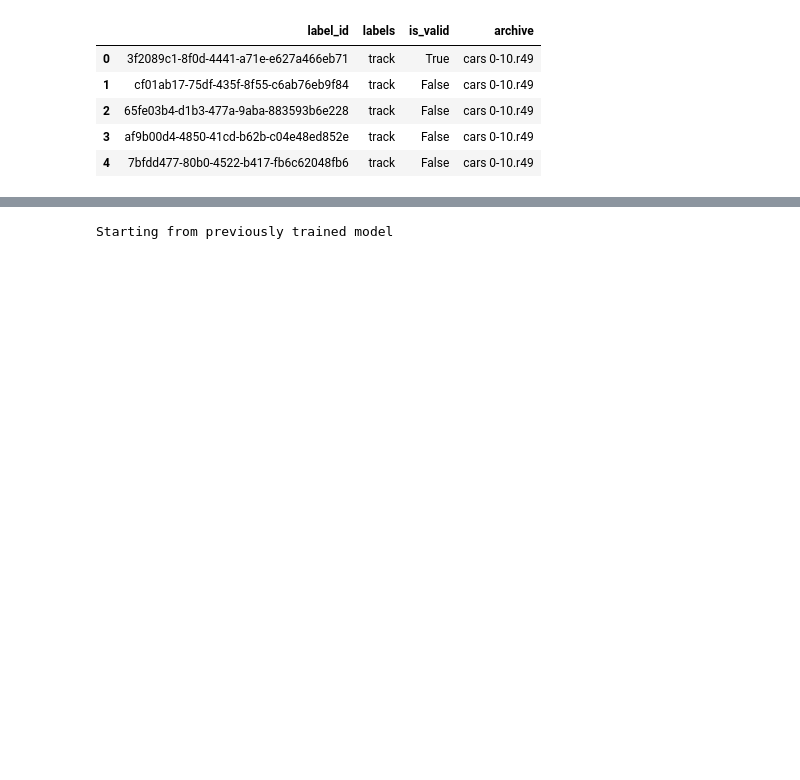
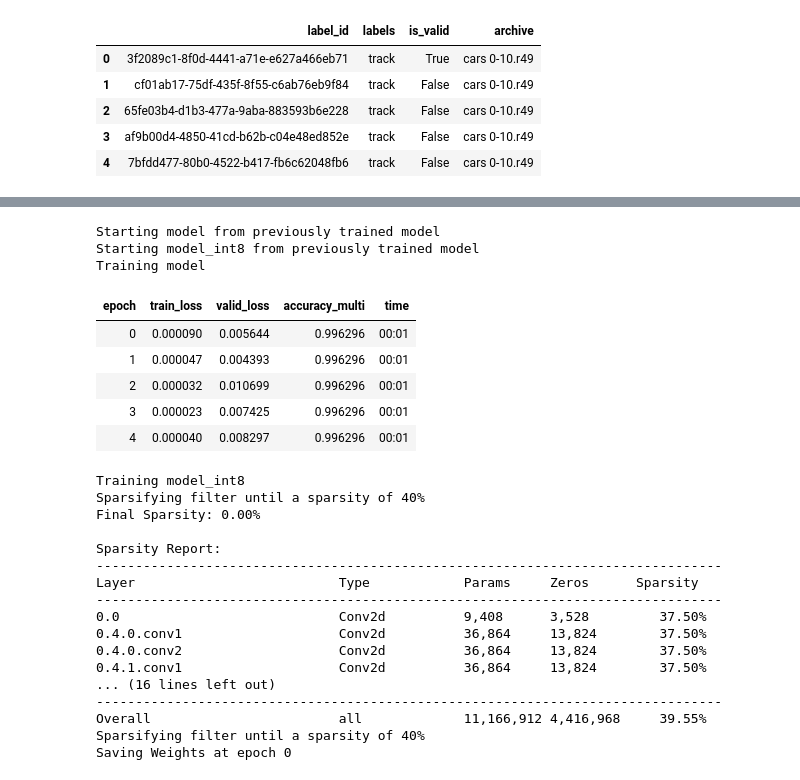
Before and after one commit to iot49/track-occupancy, a Jupyter notebook: cnn/TRAIN.ipynb, the cells around one changed output, grey strips where cells are left out. Drawn from its saved outputs; the diff is of its cells as text; code cells hidden in the pictures; blank space fills up the shorter version.

```diff
--- a/cnn/TRAIN.ipynb
+++ b/cnn/TRAIN.ipynb
@@ -112,28 +112,86 @@ dls.show_batch(nrows=2, ncols=4)
 # %%
-from fastai.vision.all import vision_learner, resnet18
+from fastai.vision.all import vision_learner, BCEWithLogitsLossFlat, resnet18
+from fasterai.sparse.all import SparsifyCallback, large_final, one_shot
 from functools import partial
 
 
 def accuracy_multi(inp, targ, thresh=0.5, sigmoid=True):
     "Compute accuracy when `inp` and `targ` are the same size."
     if sigmoid:
         inp = inp.sigmoid()
     return ((inp > thresh) == targ.bool()).float().mean()
 
 
 # TODO: optimization - cut off 4 fully connected layers at output to match smaller input
 # (96 vs 224 pixels)
 
-learn = vision_learner(dls, resnet18, metrics=partial(accuracy_multi, thresh=THRESHOLD))
+learners = [
+    vision_learner(
+        dls,
+        resnet18,
+        metrics=partial(accuracy_multi, thresh=THRESHOLD),
+        loss_func=BCEWithLogitsLossFlat(),
+    )
+    for n in MODEL_NAMES
+]
 
-try:
-    learn.load(MODEL_NAME)
-    print("Starting from previously trained model")
-except FileNotFoundError:
-    print("No pretrained model found")
+for learn, name in zip(learners, MODEL_NAMES):
+    try:
+        learn.load(name)
+        print(f"Starting {name} from previously trained model")
+    except FileNotFoundError:
+        print(f"No pretrained model found for {name}")
 
 if TRAIN:
-    learn.fine_tune(EPOCHS, base_lr=LEARNING_RATE, freeze_epochs=FREEZE_EPOCHS)
-    learn.save(MODEL_NAME)
+    # Full net without pruning
+    name = MODEL_NAMES[0]
+    print(f"Training {name}")
+    learners[0].fine_tune(EPOCHS, base_lr=LEARNING_RATE, freeze_epochs=FREEZE_EPOCHS)
+    learners[0].save(name)
+
+    # Define the SparsifyCallback
+    # sparsity: percentage of weights to remove (e.g., 40)
+    # granularity: 'filter' is best for CPU speedup
+    # context: 'local' is usually better for accuracy
+    # criteria: large_final (prune smallest weights)
+    # schedule: one_shot (prune once at the end or start depending on setup)
+    name = MODEL_NAMES[1]
+    print(f"Training {name}")
+    sp_cb = SparsifyCallback(
+        sparsity=40,
+        granularity="filter",
+        context="local",
+        criteria=large_final,
+        schedule=one_shot,
+    )
+    learners[1].fine_tune(
+        EPOCHS, base_lr=LEARNING_RATE, freeze_epochs=FREEZE_EPOCHS, cbs=sp_cb
+    )
+    learners[1].save(name)
 # %% [output]
-Starting from previously trained model
+Starting model from previously trained model
+Starting model_int8 from previously trained model
+Training model
+| epoch | train_loss | valid_loss | accuracy_multi | time |
+| 0 | 0.000090 | 0.005644 | 0.996296 | 00:01 |
+| 1 | 0.000047 | 0.004393 | 0.996296 | 00:01 |
+| 2 | 0.000032 | 0.010699 | 0.996296 | 00:01 |
+| 3 | 0.000023 | 0.007425 | 0.996296 | 00:01 |
+| 4 | 0.000040 | 0.008297 | 0.996296 | 00:01 |
+Training model_int8
+Sparsifying filter until a sparsity of 40%
+Final Sparsity: 0.00%
+
+Sparsity Report:
+--------------------------------------------------------------------------------
+Layer                          Type            Params     Zeros      Sparsity
+--------------------------------------------------------------------------------
+0.0                            Conv2d          9,408      3,528         37.50%
+0.4.0.conv1                    Conv2d          36,864     13,824        37.50%
+0.4.0.conv2                    Conv2d          36,864     13,824        37.50%
+0.4.1.conv1                    Conv2d          36,864     13,824        37.50%
+... (16 lines left out)
+--------------------------------------------------------------------------------
+Overall                        all             11,166,912 4,416,968     39.55%
+Sparsifying filter until a sparsity of 40%
+Saving Weights at epoch 0
```
Also changed, not shown: parts of 12 cells of this notebook, 9 other files.
